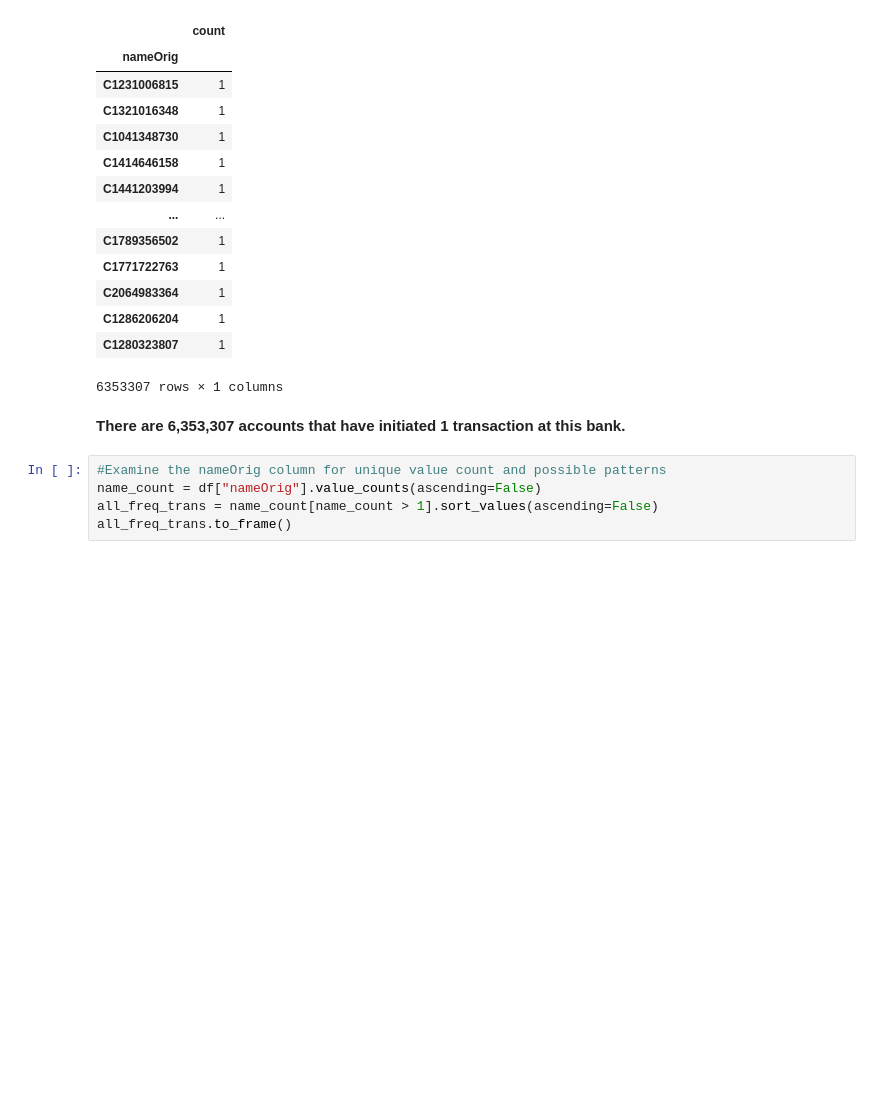
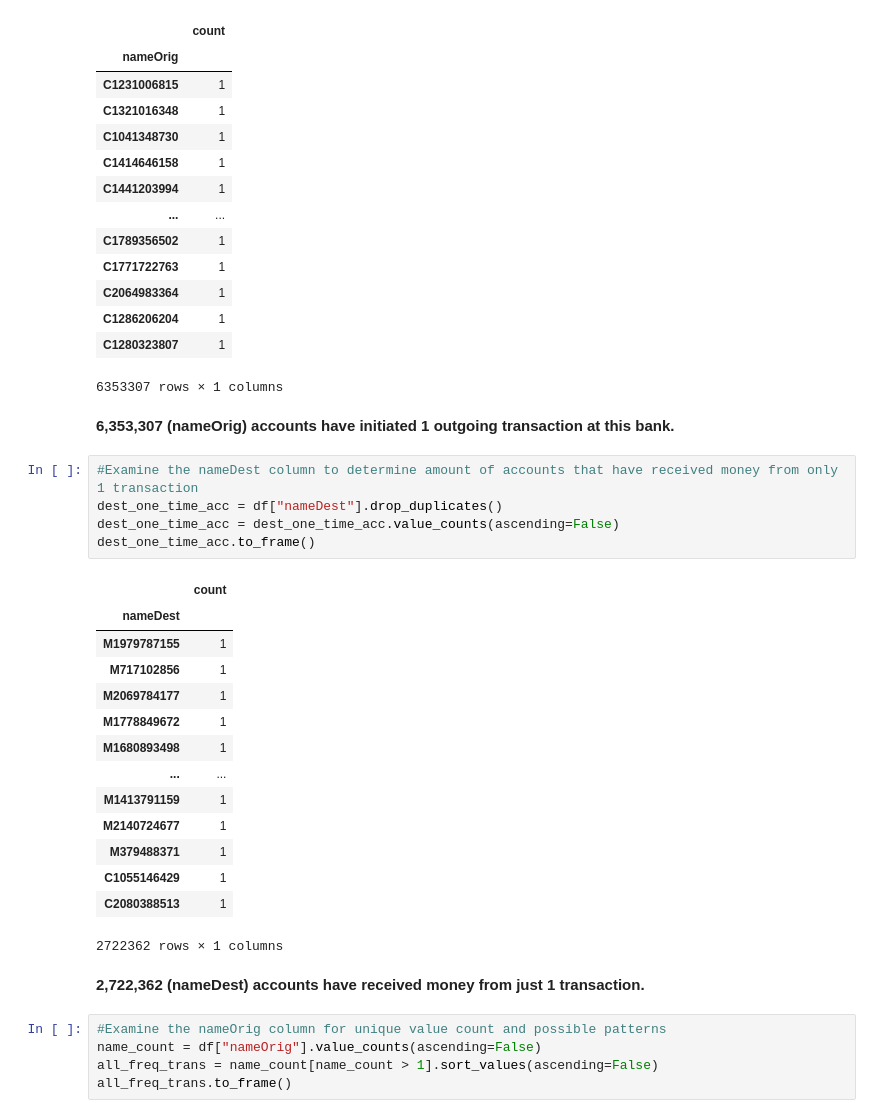
Before and after one commit to thetechleila/Financial-Fraud-Detection-Model, a Jupyter notebook: code/eda.ipynb, the cells around one changed output. Cells and saved outputs as stored; diff of their text form; blank space fills up the shorter version.

```diff
--- a/code/eda.ipynb
+++ b/code/eda.ipynb
@@ -287,7 +292,29 @@ one_time_acc.to_frame()
 | C1280323807 | 1 |
 6353307 rows × 1 columns
 # %% [markdown]
-**There are 6,353,307 accounts that have initiated 1 transaction at this bank.**
+**6,353,307 (nameOrig) accounts have initiated 1 outgoing transaction at this bank.**
+# %%
+#Examine the nameDest column to determine amount of accounts that have received money from only 1 transaction
+dest_one_time_acc = df["nameDest"].drop_duplicates()
+dest_one_time_acc = dest_one_time_acc.value_counts(ascending=False)
+dest_one_time_acc.to_frame()
+# %% [output]
+|  | count |
+| nameDest |  |
+| M1979787155 | 1 |
+| M717102856 | 1 |
+| M2069784177 | 1 |
+| M1778849672 | 1 |
+| M1680893498 | 1 |
+| ... | ... |
+| M1413791159 | 1 |
+| M2140724677 | 1 |
+| M379488371 | 1 |
+| C1055146429 | 1 |
+| C2080388513 | 1 |
+2722362 rows × 1 columns
+# %% [markdown]
+**2,722,362 (nameDest) accounts have received money from just 1 transaction.**
 # %%
 #Examine the nameOrig column for unique value count and possible patterns
 name_count = df["nameOrig"].value_counts(ascending=False)
```
Also changed, not shown: parts of 32 cells of this notebook, 13 other files.
